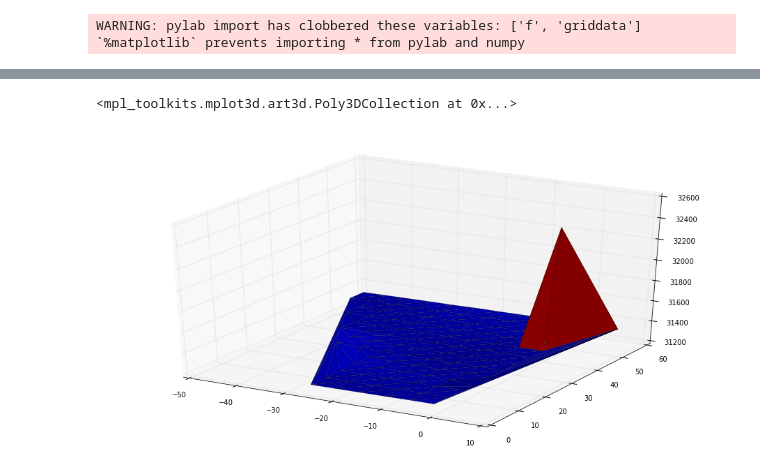
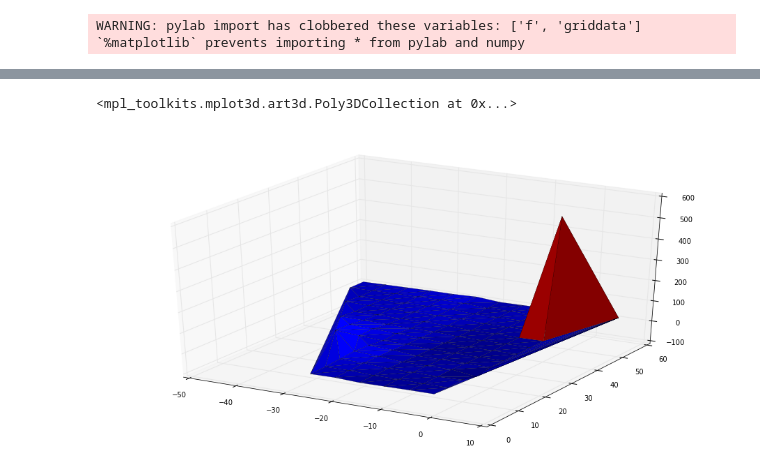
Before and after one commit to SbastianGarzon/FieldWork_DataAnalysis, a Jupyter notebook: Magnetometry/Magnetometria.ipynb, the cells around one changed output, grey strips where cells are left out. Saved outputs shown, nothing was run; the diff lists cells and outputs as text; code cells hidden in the pictures.

```diff
--- a/Magnetometry/Magnetometria.ipynb
+++ b/Magnetometry/Magnetometria.ipynb
@@ -70,9 +154,9 @@ plt.show()
 # %%
 fig = plt.figure(figsize=(16,8))
 ax = fig.gca(projection='3d')
-ax.plot_trisurf(x,y,z, cmap=cm.jet, linewidth=0.2)
+ax.plot_trisurf(Xfinal,Yfinal , Variacion, cmap=cm.jet, linewidth=0.2)
 # %% [output]
 <mpl_toolkits.mplot3d.art3d.Poly3DCollection at 0x...>
-[figure, old version]
+[figure, new version]
 # %%
 # %% [output]
```
Also changed, not shown: parts of 21 cells of this notebook.
